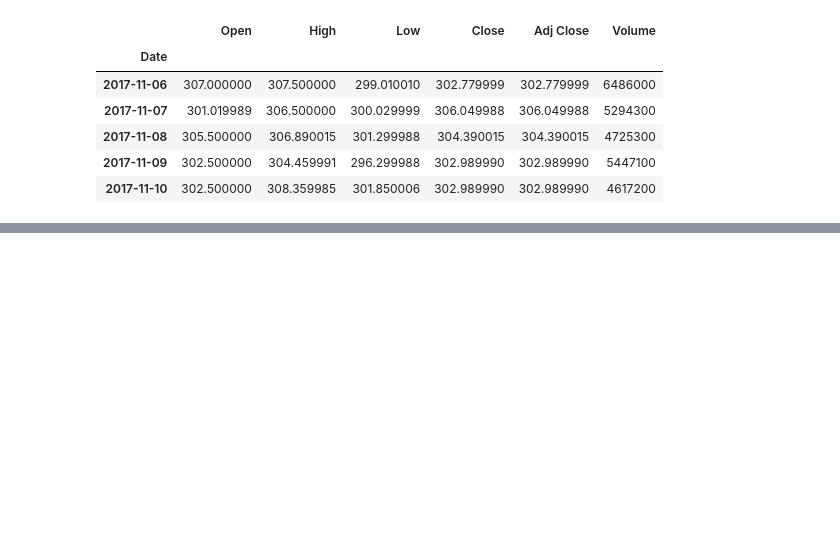
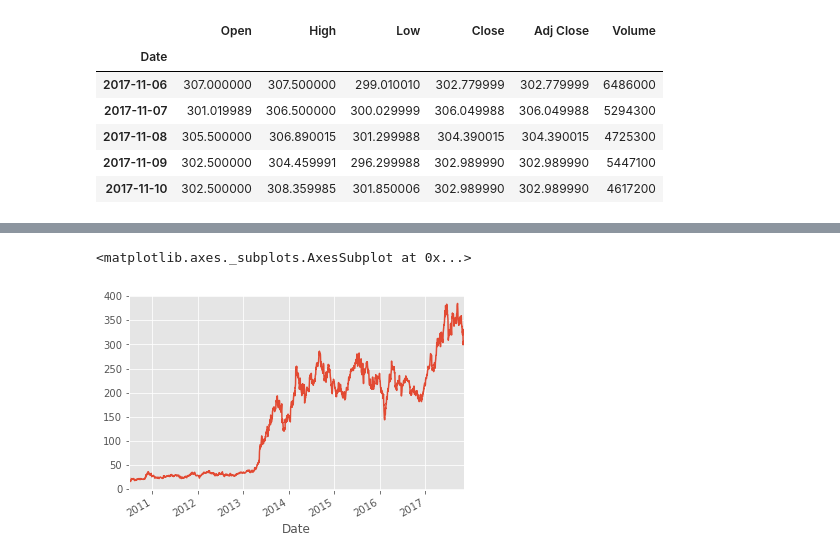
Before and after one commit to romabash/Python-notebooks-collection, a Jupyter notebook: Stock-Analysis/Stock-Analysis.ipynb, the cells around one changed output, grey strips where cells are left out. Drawn from its saved outputs; the diff is of its cells as text; code cells hidden in the pictures; blank space fills up the shorter version.

```diff
--- a/Stock-Analysis/Stock-Analysis.ipynb
+++ b/Stock-Analysis/Stock-Analysis.ipynb
@@ -39,0 +104,5 @@ df.tail()
+# %%
+df['Adj Close'].plot()
+# %% [output]
+<matplotlib.axes._subplots.AxesSubplot at 0x...>
+[figure, added]
```
Also changed, not shown: parts of 14 cells of this notebook, 1 other file.
